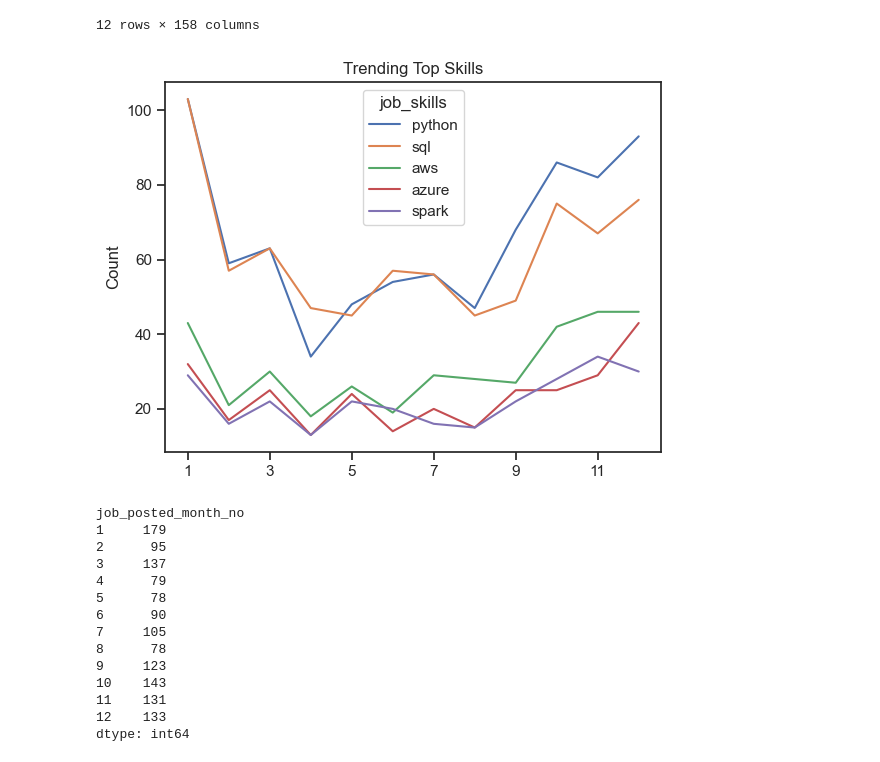
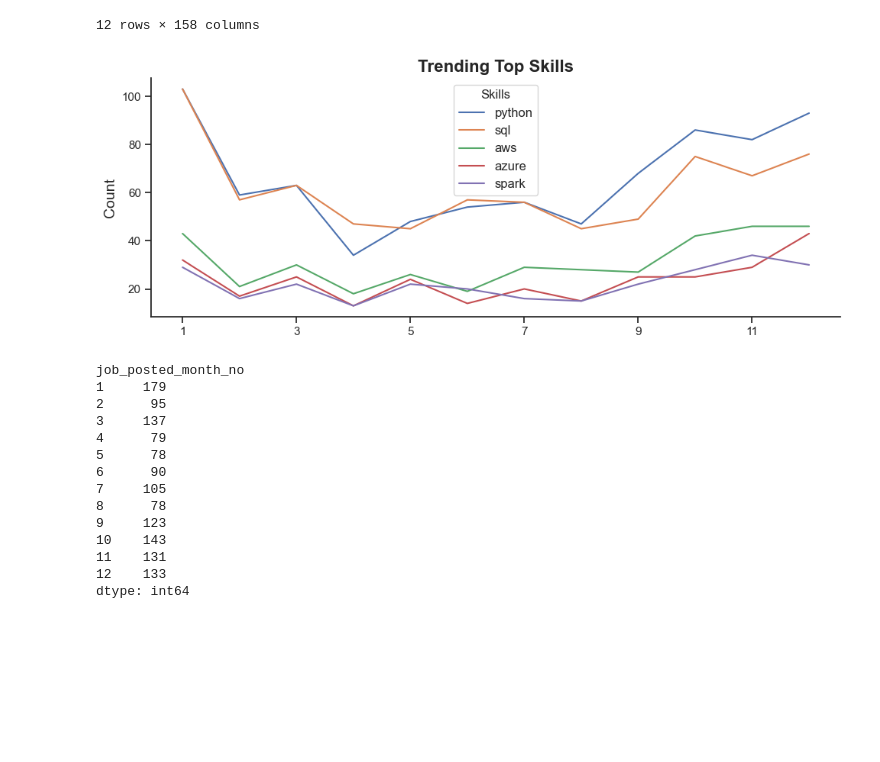
Before and after one commit to johnramal/data_jobs_pak, a Jupyter notebook: 8_skills_trends_pak.ipynb, the cells around one changed output. Saved outputs shown, nothing was run; the diff lists cells and outputs as text; code cells hidden in the pictures; blank space fills up the shorter version.

```diff
--- a/8_skills_trends_pak.ipynb
+++ b/8_skills_trends_pak.ipynb
@@ -427,15 +396,28 @@ df_pivot
 | 11 | 82 | 67 | 46 | 29 | 34 | 18 | 25 | 20 | 26 | 19 | ... |
 | 12 | 93 | 76 | 46 | 43 | 30 | 19 | 27 | 18 | 24 | 21 | ... |
 12 rows × 158 columns
-# %%
-df_pivot.iloc[:, :5].plot(kind='line')
-
-plt.title('Trending Top Skills')
-plt.ylabel('Count')
-plt.xlabel('')
-plt.show()
-# %% [output]
-[figure, removed]
+# %%
+# Create a figure and a single subplot (axes)
+fig, ax = plt.subplots(figsize=(10, 4))
+
+# Plot the first 5 columns of df_pivot as lines
+df_pivot.iloc[:, :5].plot(kind='line', ax=ax)
+
+# Customize the plot
+ax.set_title('Trending Top Skills', fontsize=16, fontweight='bold')
+ax.set_ylabel('Count', fontsize=14)
+ax.set_xlabel('', fontsize=14)
+ax.legend(title='Skills', fontsize=12)
+sns.despine()
+
+
+# Adjust layout to make sure everything fits
+plt.tight_layout()
+
+# Show the plot
+plt.show()
+# %% [output]
+[figure, added]
 # %%
 # Get monthly totals
 DA_totals = df.groupby('job_posted_month_no').size()
```
Also changed, not shown: parts of 3 cells of this notebook, 3 other files.
